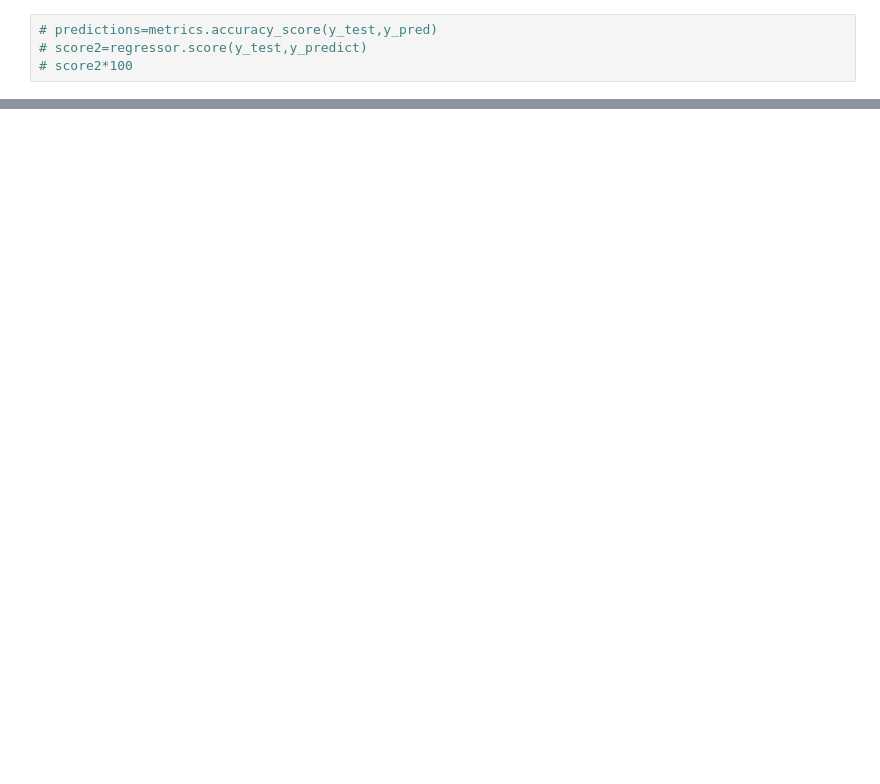
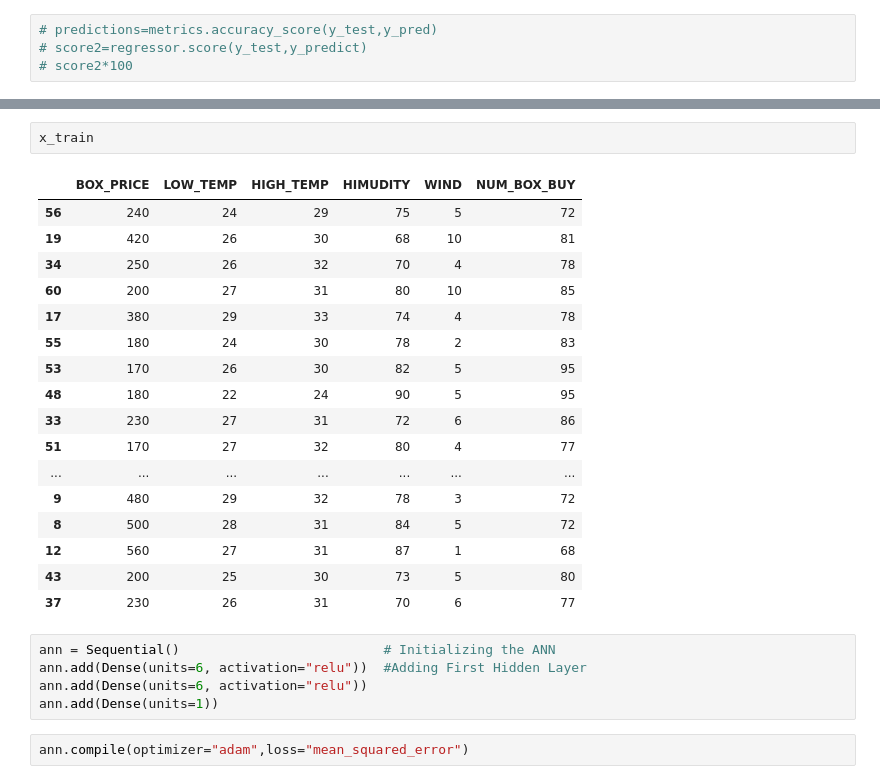
Before and after one commit to DEVANSARAVANAN/ML-End2End-Project, a Jupyter notebook: retail-sales-prediction-v2.ipynb, the cells around one changed output, grey strips where cells are left out. Saved outputs shown, nothing was run; the diff lists cells and outputs as text; blank space fills up the shorter version.

```diff
--- a/retail-sales-prediction-v2.ipynb
+++ b/retail-sales-prediction-v2.ipynb
@@ -127,0 +137,27 @@ r2_score(y_test, y_predict)*100
+# %%
+x_train
+# %% [output]
+|  | BOX_PRICE | LOW_TEMP | HIGH_TEMP | HIMUDITY | WIND | NUM_BOX_BUY |
+| 56 | 240 | 24 | 29 | 75 | 5 | 72 |
+| 19 | 420 | 26 | 30 | 68 | 10 | 81 |
+| 34 | 250 | 26 | 32 | 70 | 4 | 78 |
+| 60 | 200 | 27 | 31 | 80 | 10 | 85 |
+| 17 | 380 | 29 | 33 | 74 | 4 | 78 |
+| 55 | 180 | 24 | 30 | 78 | 2 | 83 |
+| 53 | 170 | 26 | 30 | 82 | 5 | 95 |
+| 48 | 180 | 22 | 24 | 90 | 5 | 95 |
+| 33 | 230 | 27 | 31 | 72 | 6 | 86 |
+| 51 | 170 | 27 | 32 | 80 | 4 | 77 |
+| ... | ... | ... | ... | ... | ... | ... |
+| 9 | 480 | 29 | 32 | 78 | 3 | 72 |
+| 8 | 500 | 28 | 31 | 84 | 5 | 72 |
+| 12 | 560 | 27 | 31 | 87 | 1 | 68 |
+| 43 | 200 | 25 | 30 | 73 | 5 | 80 |
+| 37 | 230 | 26 | 31 | 70 | 6 | 77 |
+# %%
+ann = Sequential()                          # Initializing the ANN
+ann.add(Dense(units=6, activation="relu"))  #Adding First Hidden Layer
+ann.add(Dense(units=6, activation="relu"))
+ann.add(Dense(units=1))
+# %%
+ann.compile(optimizer="adam",loss="mean_squared_error")
```
Also changed, not shown: parts of 22 cells of this notebook.
